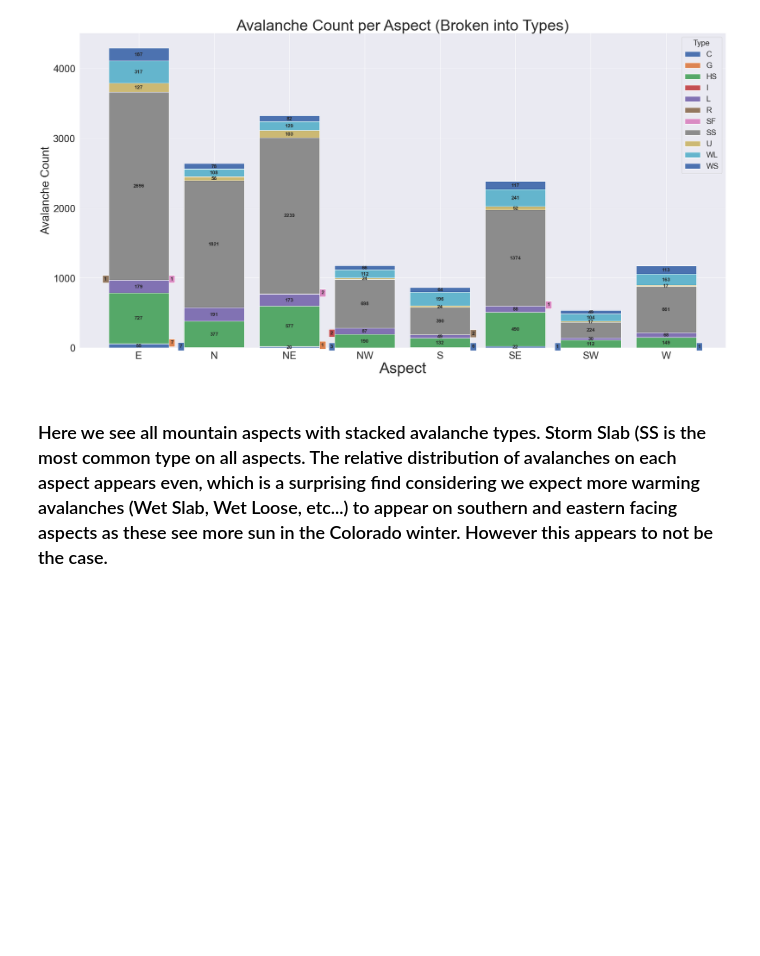
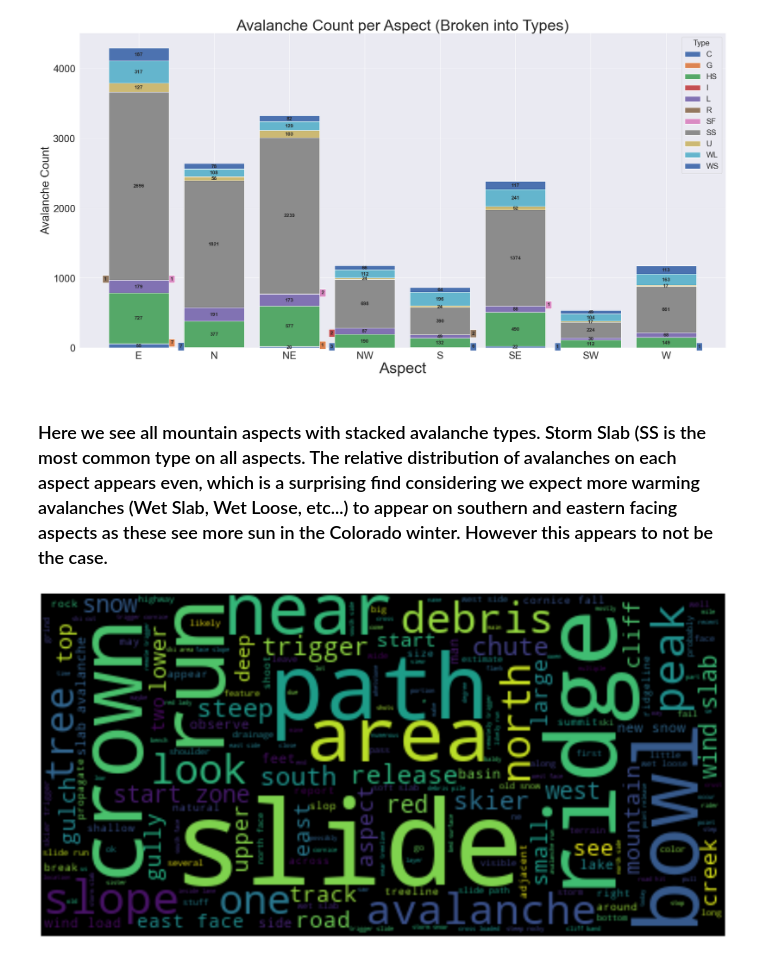
Before and after one commit to reformedgamer/comp4447_finalproject, a Jupyter notebook: primaryDataset.ipynb, the cells around one changed output. Saved outputs shown, nothing was run; the diff lists cells and outputs as text; code cells hidden in the pictures; blank space fills up the shorter version.

```diff
--- a/primaryDataset.ipynb
+++ b/primaryDataset.ipynb
@@ -147,3 +170,21 @@ plt.show()
 [figure]
 # %% [markdown]
 ### Here we see all mountain aspects with stacked avalanche types. Storm Slab (SS is the most common type on all aspects. The relative distribution of avalanches on each aspect appears even, which is a surprising find considering we expect more warming avalanches (Wet Slab, Wet Loose, etc...) to appear on southern and eastern facing aspects as these see more sun in the Colorado winter. However this appears to not be the case.
+# %%
+spell = SpellChecker()
+lemmatizer = nltk.stem.WordNetLemmatizer()
+
+combinedDescText = avalanches_df.Description.str.cat(sep = " ")
+expandedDescText = contractions.fix(combinedDescText.lower())
+sentTokenized = nltk.sent_tokenize(expandedDescText)
+wordTokenized = nltk.word_tokenize(' '.join([' '.join(nltk.word_tokenize(sent)) for sent in sentTokenized]))
+misspelled = spell.unknown(wordTokenized)
+spellChecked = [spell.correction(w) if w in misspelled else w for w in wordTokenized if w not in nltk.corpus.stopwords.words('english')]
+lemmatized = [lemmatizer.lemmatize(word = w, pos = 'v') for w in spellChecked]
+
+descWordcloud = WordCloud().generate(' '.join(lemmatized))
+plt.imshow(descWordcloud, interpolation = 'bilinear')
+plt.axis("off")
+plt.show()
+# %% [output]
+[figure, added]
```
Also changed, not shown: parts of 4 cells of this notebook.
